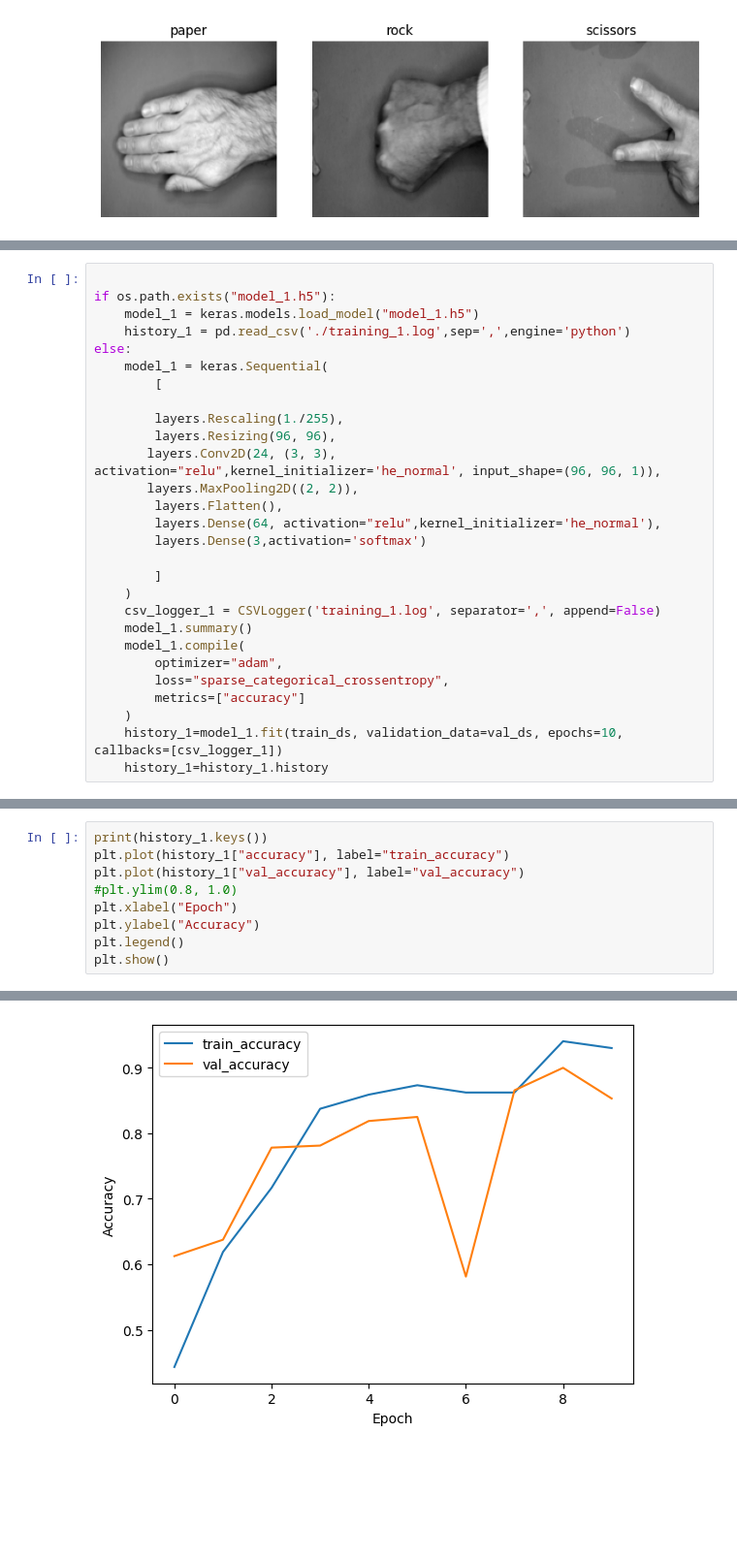
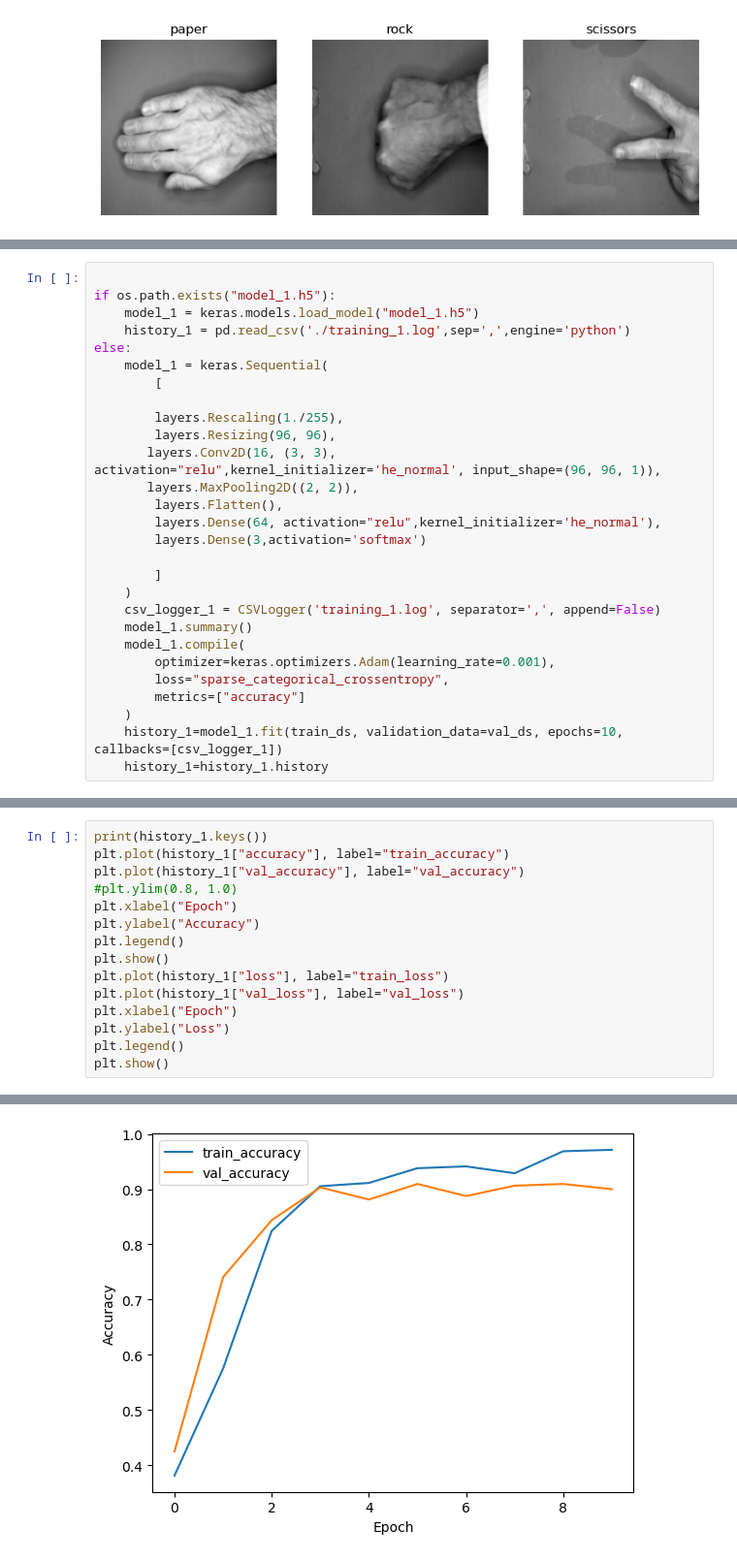
Before and after one commit to WildSheepChaser/StatML, a Jupyter notebook: main.ipynb, the cells around one changed output, grey strips where cells are left out. Shown at 97% size. Cells and saved outputs as stored; diff of their text form; blank space fills up the shorter version.

```diff
--- a/main.ipynb
+++ b/main.ipynb
@@ -82,7 +95,7 @@ else:
 
         layers.Rescaling(1./255),
         layers.Resizing(96, 96),
-       layers.Conv2D(24, (3, 3), activation="relu",kernel_initializer='he_normal', input_shape=(96, 96, 1)),
+       layers.Conv2D(16, (3, 3), activation="relu",kernel_initializer='he_normal', input_shape=(96, 96, 1)),
        layers.MaxPooling2D((2, 2)),
         layers.Flatten(),
         layers.Dense(64, activation="relu",kernel_initializer='he_normal'),
@@ -93,7 +106,7 @@ else:
     csv_logger_1 = CSVLogger('training_1.log', separator=',', append=False)
     model_1.summary()
     model_1.compile(
-        optimizer="adam",
+        optimizer=keras.optimizers.Adam(learning_rate=0.001),
         loss="sparse_categorical_crossentropy",
         metrics=["accuracy"]
     )
@@ -110,4 +164,10 @@ plt.xlabel("Epoch")
 plt.ylabel("Accuracy")
 plt.legend()
 plt.show()
+plt.plot(history_1["loss"], label="train_loss")
+plt.plot(history_1["val_loss"], label="val_loss")
+plt.xlabel("Epoch")
+plt.ylabel("Loss")
+plt.legend()
+plt.show()
 # %% [output]
@@ -115 +175 @@ Index(['epoch', 'accuracy', 'loss', 'val_accuracy', 'val_loss'], dtype='object')
-[figure, old version]
+[figure, new version]
```
Also changed, not shown: parts of 31 cells of this notebook.
